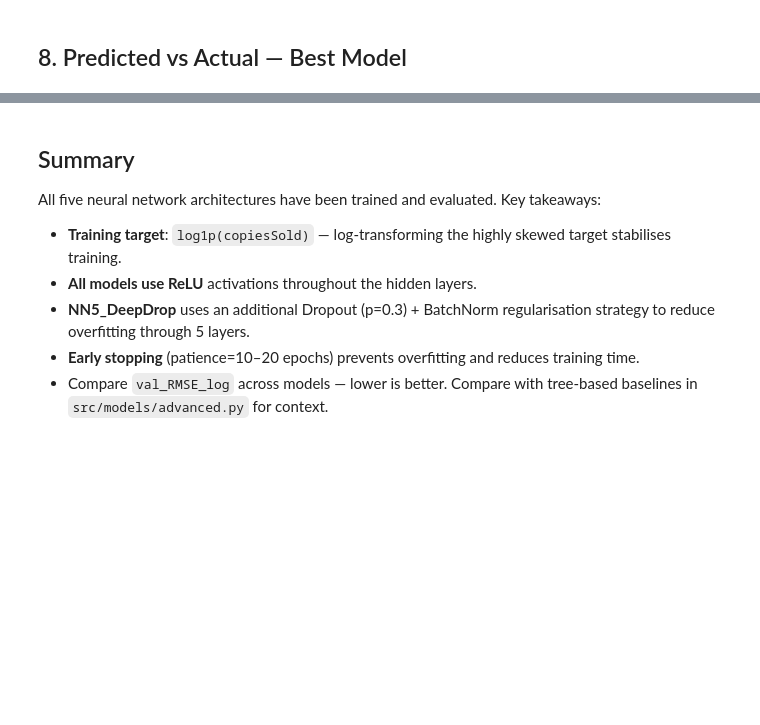
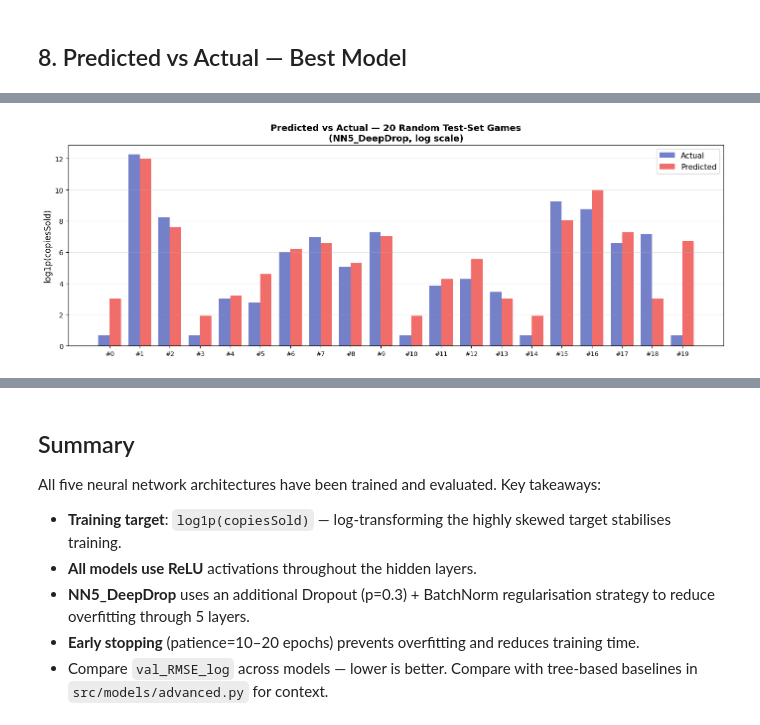
Before and after one commit to Arjian-Ma/CIS5450-FINAL-PROJECT, a Jupyter notebook: notebooks/05_neural_network.ipynb, the cells around one changed output, grey strips where cells are left out. Saved outputs shown, nothing was run; the diff lists cells and outputs as text; code cells hidden in the pictures; blank space fills up the shorter version.

```diff
--- a/notebooks/05_neural_network.ipynb
+++ b/notebooks/05_neural_network.ipynb
@@ -319,0 +389,30 @@ for k, v in best_model.test_metrics.items():
+# %%
+y_true_log = np.asarray(y_test)
+y_pred_log = best_model.predict(X_test)
+
+# Random sample of 20
+rng = np.random.default_rng(42)
+idx = rng.choice(len(y_true_log), size=20, replace=False)
+idx = np.sort(idx)
+
+actual_20    = y_true_log[idx]
+predicted_20 = y_pred_log[idx]
+
+x     = np.arange(20)
+width = 0.38
+
+fig, ax = plt.subplots(figsize=(14, 5))
+ax.bar(x - width/2, actual_20,    width, label='Actual',    color='#5C6BC0', alpha=0.85)
+ax.bar(x + width/2, predicted_20, width, label='Predicted', color='#EF5350', alpha=0.85)
+
+ax.set_xticks(x)
+ax.set_xticklabels([f'#{i}' for i in range(20)], fontsize=9)
+ax.set_ylabel('log1p(copiesSold)', fontsize=12)
+ax.set_title(f'Predicted vs Actual — 20 Random Test-Set Games\n({best_name}, log scale)',
+             fontsize=13, fontweight='bold')
+ax.legend(fontsize=11)
+ax.grid(axis='y', alpha=0.3)
+plt.tight_layout()
+plt.show()
+# %% [output]
+[figure, added]
```
Also changed, not shown: parts of 12 cells of this notebook, 17 other files.
